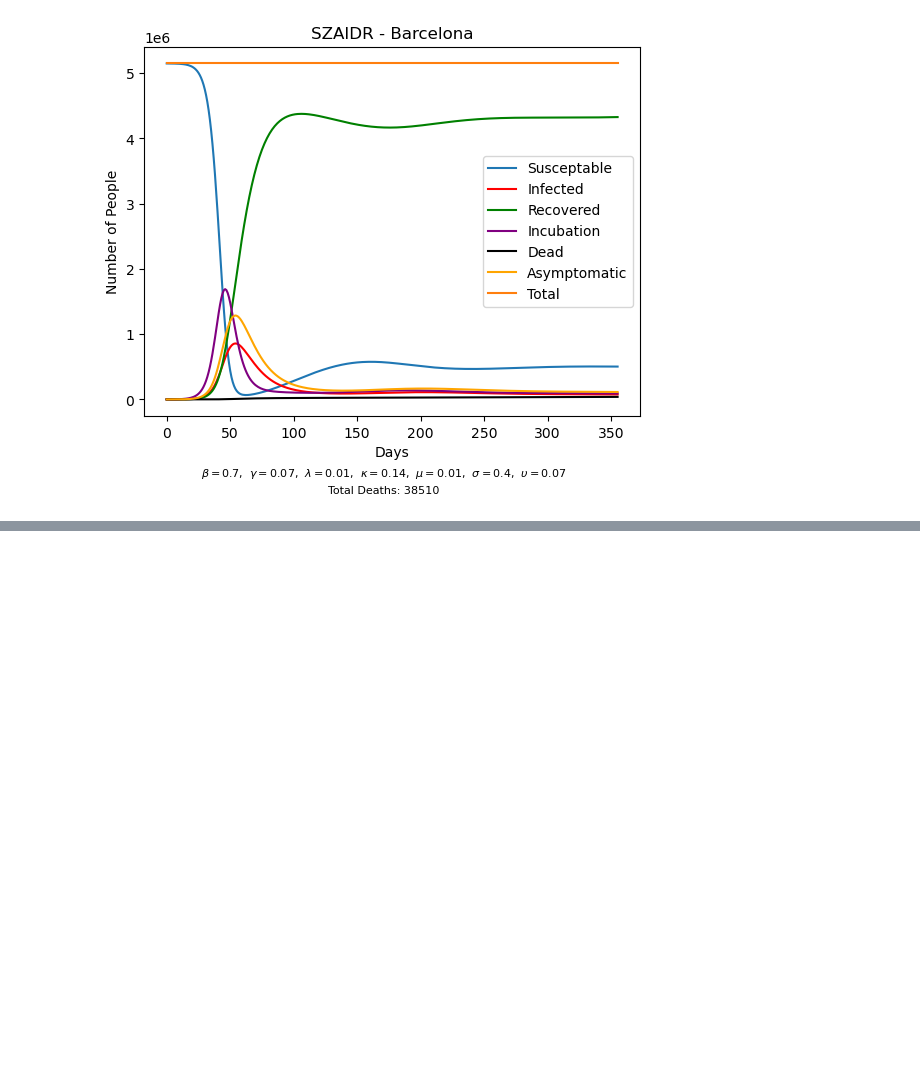
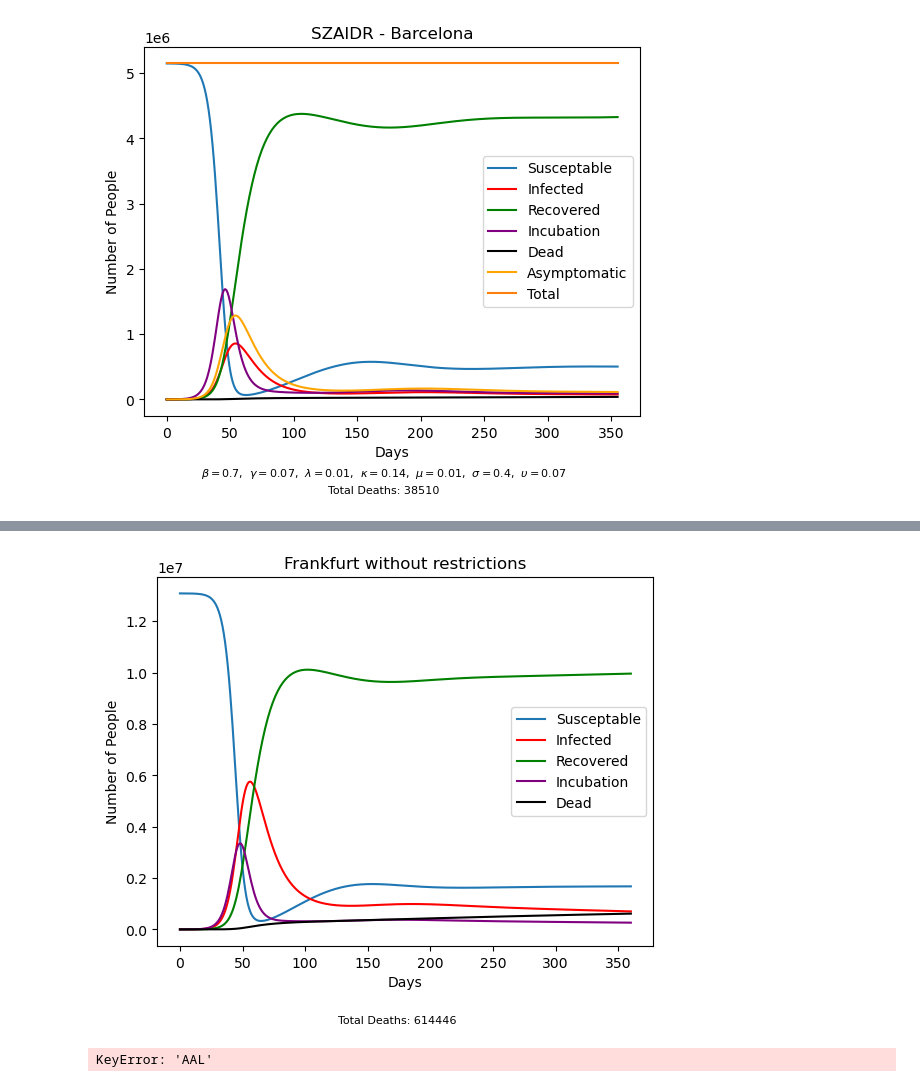
Before and after one commit to LoloSpirit/PlagueInc, a Jupyter notebook: Ausarbeitung_Projekt.ipynb, the cells around one changed output, grey strips where cells are left out. Cells and saved outputs as stored; diff of their text form; code cells hidden in the pictures; blank space fills up the shorter version.

Commit message:
travel restriction comparison and europe total comparison

```diff
--- a/Ausarbeitung_Projekt.ipynb
+++ b/Ausarbeitung_Projekt.ipynb
@@ -697,23 +697,27 @@ def calculate_travel_exp (ci : ExpCity, ds, dz, di, dr):
 def combined_simulation_exp (beta, gamma, lambda_0, kappa, mu, ds, dz, di, dr, days):
 
     SZIDR_values = {}
+    num_cases = {}
     for c in cities_exp:
         SZIDR_values[c] = []
+        num_cases[c] = cities_exp[c].Z
     t = [0]
 
     # add initial state
     for c in cities_exp.values():
         SZIDR_values[c.IATA].append((c.S, c.Z, c.I, c.D, c.R))
 
+
     for i in range(days):
         for c in cities_exp.values():
-            c = step_SZIDR(c, beta, gamma,lambda_0, kappa, mu, 1)
+            c = step_SZIDR(c, beta, gamma,lambda_0 * (0.5 ** (num_cases[c.IATA] / c.population)), kappa, mu, 1)
             diff_S, diff_Z, diff_I, diff_R = calculate_travel_exp (c, ds, dz, di, dr, routes_matrix)
             c.S += diff_S
             c.Z += diff_Z
             c.I += diff_I
             c.R += diff_R
 
+            num_cases[c.IATA] += kappa * test_city.Z
             SZIDR_values[c.IATA].append((c.S, c.Z, c.I, c.D, c.R))
 
         t.append(i+1)
@@ -880,8 +884,10 @@ def calculate_travel_exp_restrictions (ci : ExpCity, ds, dz, da, di, dr):
 def combined_simulation_exp_restrictions (beta, gamma, lambda_0, kappa, mu, sigma, upsilon, ds, dz, da, di, dr, days, open_p, close_p):
 
     SZAIDRC_values = {}
+    num_cases = {}
     for c in cities_exp:
         SZAIDRC_values[c] = []
+        num_cases[c] = cities_exp[c].Z
     t = [0]
 
     # add initial state
@@ -894,7 +900,7 @@ def combined_simulation_exp_restrictions (beta, gamma, lambda_0, kappa, mu, sigm
             c.handle_restrictions(open_p, close_p)
 
         for c in cities_exp.values():
-            c = step_SZAIDR(c, beta, gamma,lambda_0, kappa, mu, sigma, upsilon, 1)
+            c = step_SZAIDR(c, beta, gamma, lambda_0 * (0.5 ** (num_cases[c.IATA] / c.population)), kappa, mu, sigma, upsilon, 1)
             diff_S, diff_Z, diff_A, diff_I, diff_R = calculate_travel_exp_restrictions (c, ds, dz, da, di, dr)
             c.S += diff_S
             c.Z += diff_Z
@@ -902,6 +908,8 @@ def combined_simulation_exp_restrictions (beta, gamma, lambda_0, kappa, mu, sigm
             c.I += diff_I
             c.R += diff_R
 
+            num_cases[c.IATA] += kappa * test_city.Z
+
             SZAIDRC_values[c.IATA].append((c.S, c.Z, c.A, c.I, c.D, c.R, c.airport_closed))
 
         t.append(i+1)
@@ -963,7 +955,20 @@ create_infection_progress_animation(SZAIDRC_values, plot_state_exp_restrictions,
 [interactive output not drawn]
 # %%
-S, Z, A, I, D, R, Closed = zip(*SZAIDRC_values['FRA'])
-plot_SIR(f"Frankfurt with travel restrictions", t, S, I, R, Z, D, a=A, open=0.05 * city.population, close=0.2 * city.population)
-t, SZIDR_values = combined_simulation_exp(0.8, 0.07, 1/90, 1/5, .02, 0.01, 0.01, 0.01, 0.01, days)
+cure_humanity_exp()
+city = cities_exp['LIS']
+city.infect_percent(.1)
+days = 360
+t, SZIDR_values = combined_simulation_exp(0.6, 0.07, 1/90, 1/5, .02, 0.01, 0.01, 0.01, 0.01, days)
 S, Z, I, D, R = zip(*SZIDR_values['FRA'])
 plot_SIR(f"Frankfurt without restrictions", t, S, I, R, Z, D)
+
+cure_humanity_exp()
+city = cities_exp['LIS']
+city.infect_percent(.1)
+t, SZAIDRC_values = combined_simulation_exp_restrictions(0.6, 0.07, 1/90, 1/5, .02, 1, 0.07, 0.01, 0.01, 0.01, 0.01, 0.01, days, .05, .02)
+S, Z, A, I, D, R, Closed = zip(*SZAIDRC_values['FRA'])
+plot_SIR(f"Frankfurt with travel restrictions", t, S, I, R, Z, D, a=A, open=0.05 * city.population, close=0.1 * city.population)
+plt.close()
+# %% [output]
+[figure, added]
+KeyError: 'AAL'
```
Also changed, not shown: parts of 3 cells of this notebook.
